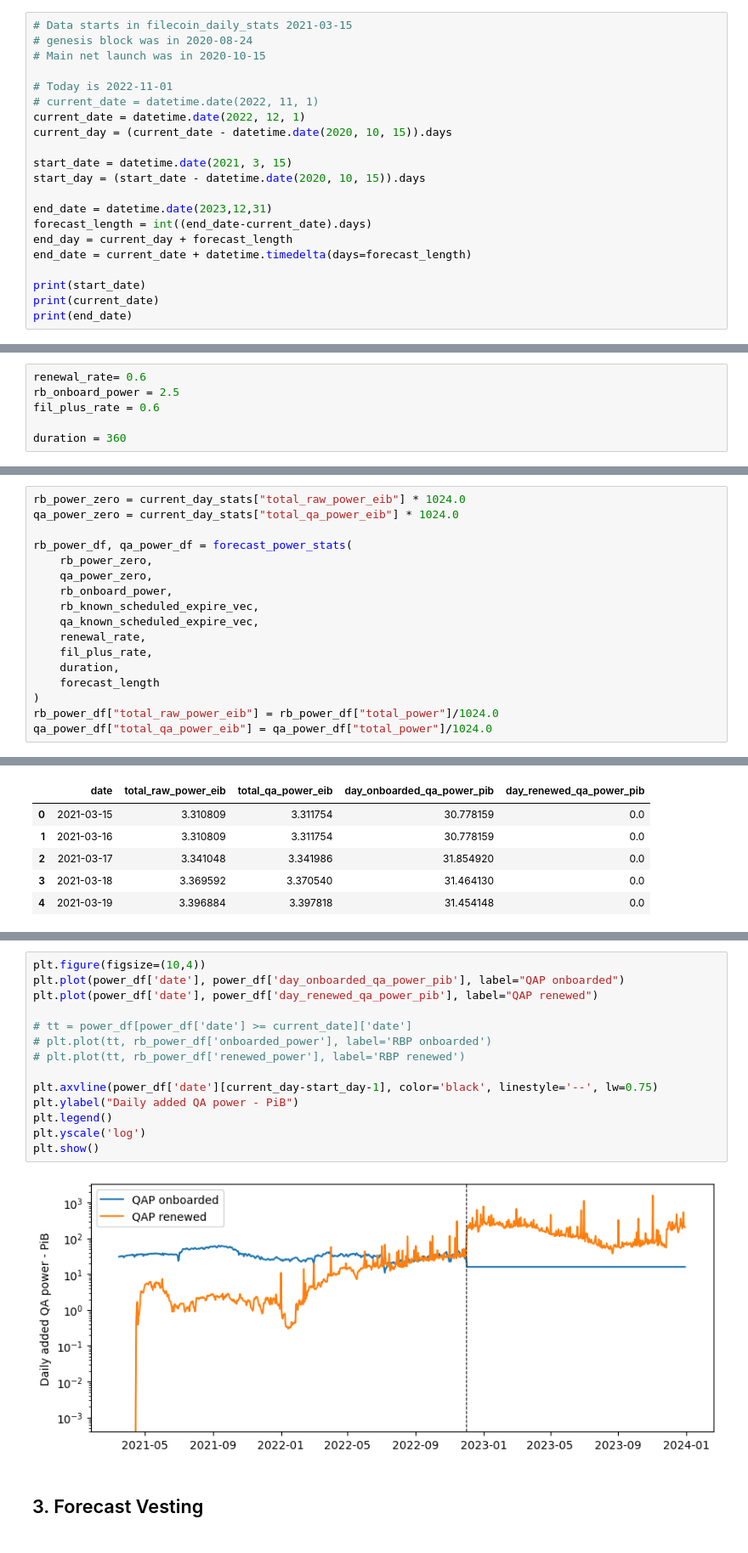
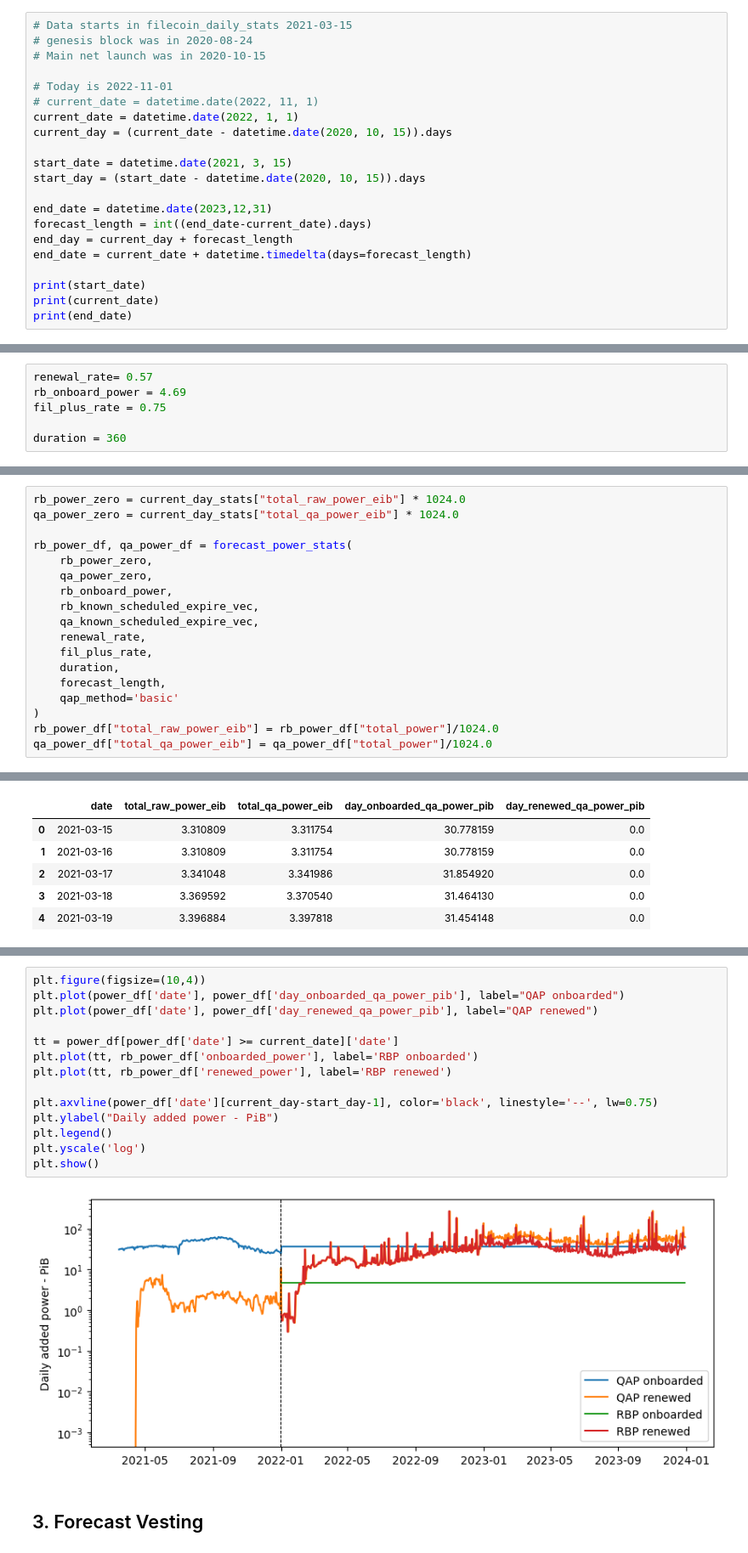
Before and after one commit to protocol/filecoin-mecha-twin, a Jupyter notebook: notebooks/backtest.ipynb, the cells around one changed output, grey strips where cells are left out. Shown: that part at 85% size. Cells and saved outputs as stored; diff of their text form.

```diff
--- a/notebooks/backtest.ipynb
+++ b/notebooks/backtest.ipynb
@@ -32,7 +32,7 @@ from mechafil.supply import forecast_circulating_supply_df
 
 # Today is 2022-11-01
 # current_date = datetime.date(2022, 11, 1)
-current_date = datetime.date(2022, 12, 1)
+current_date = datetime.date(2022, 1, 1)
 current_day = (current_date - datetime.date(2020, 10, 15)).days
 
 start_date = datetime.date(2021, 3, 15)
@@ -52,8 +52,8 @@ print(end_date)
 2023-12-31
 # %%
-renewal_rate= 0.6
-rb_onboard_power = 2.5
-fil_plus_rate = 0.6
+renewal_rate= 0.57
+rb_onboard_power = 4.69
+fil_plus_rate = 0.75
 
 duration = 360
 # %% [markdown]
@@ -111,7 +111,8 @@ rb_power_df, qa_power_df = forecast_power_stats(
     renewal_rate,
     fil_plus_rate,
     duration,
-    forecast_length
+    forecast_length,
+    qap_method='basic'
 )
 rb_power_df["total_raw_power_eib"] = rb_power_df["total_power"]/1024.0
 qa_power_df["total_qa_power_eib"] = qa_power_df["total_power"]/1024.0
@@ -148,19 +155,19 @@ plt.show()
 # %%
 plt.figure(figsize=(10,4))
 plt.plot(power_df['date'], power_df['day_onboarded_qa_power_pib'], label="QAP onboarded")
 plt.plot(power_df['date'], power_df['day_renewed_qa_power_pib'], label="QAP renewed")
 
-# tt = power_df[power_df['date'] >= current_date]['date']
-# plt.plot(tt, rb_power_df['onboarded_power'], label='RBP onboarded')
-# plt.plot(tt, rb_power_df['renewed_power'], label='RBP renewed')
+tt = power_df[power_df['date'] >= current_date]['date']
+plt.plot(tt, rb_power_df['onboarded_power'], label='RBP onboarded')
+plt.plot(tt, rb_power_df['renewed_power'], label='RBP renewed')
 
 plt.axvline(power_df['date'][current_day-start_day-1], color='black', linestyle='--', lw=0.75)
-plt.ylabel("Daily added QA power - PiB")
+plt.ylabel("Daily added power - PiB")
 plt.legend()
 plt.yscale('log')
 plt.show()
 # %% [output]
-[figure, old version]
+[figure, new version]
 # %% [markdown]
 ## 3. Forecast Vesting
 # %%
```
Also changed, not shown: parts of 13 cells of this notebook.
